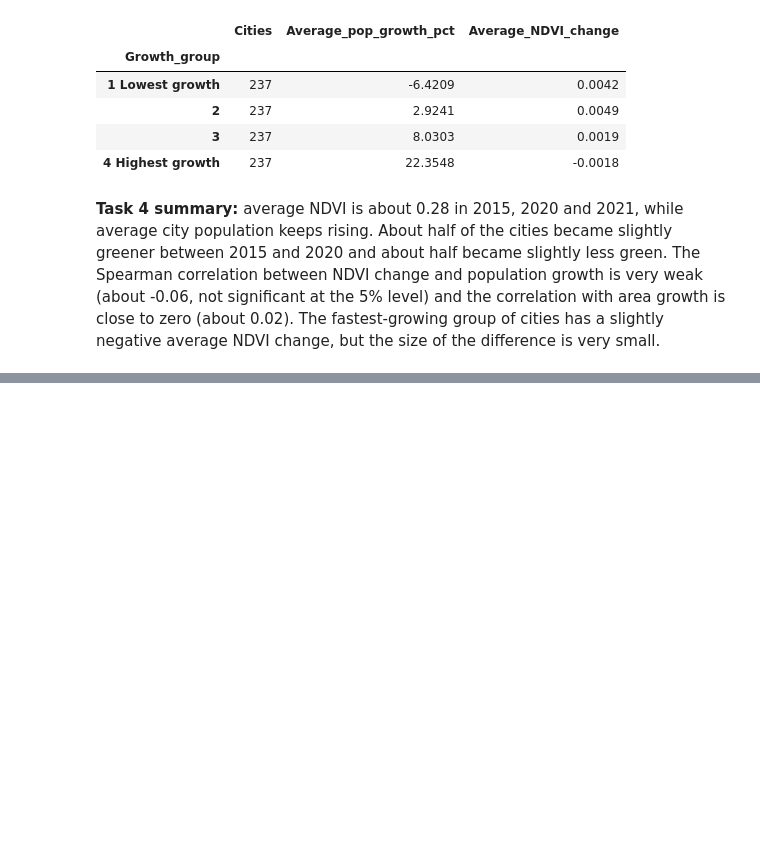
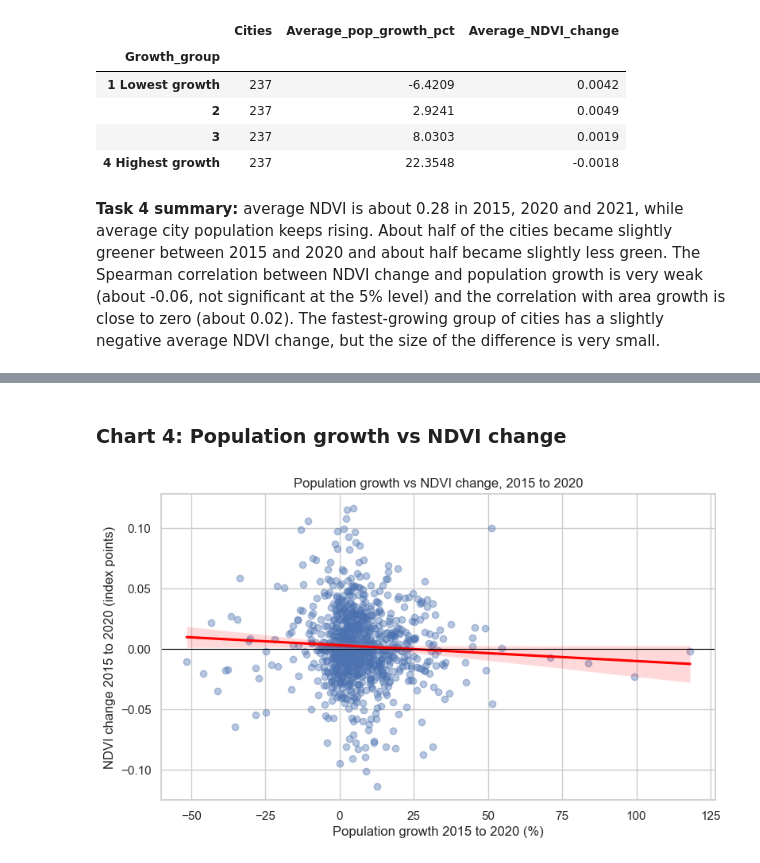
Before and after one commit to prince63aj/Urban_Green_Cover_and_Population_Growth, a Jupyter notebook: Analysis.ipynb, the cells around one changed output, grey strips where cells are left out. Saved outputs shown, nothing was run; the diff lists cells and outputs as text; code cells hidden in the pictures; blank space fills up the shorter version.

```diff
--- a/Analysis.ipynb
+++ b/Analysis.ipynb
@@ -336,0 +392,14 @@ group_table
+# %% [markdown]
+### Chart 4: Population growth vs NDVI change
+# %%
+plt.figure()
+sns.regplot(data=analysis, x="Pop_growth_pct_2015_2020", y="NDVI_change_2015_2020",
+            scatter_kws={"alpha": 0.4}, line_kws={"color": "red"})
+plt.axhline(0, color="black", linewidth=0.8)
+plt.title("Population growth vs NDVI change, 2015 to 2020")
+plt.xlabel("Population growth 2015 to 2020 (%)")
+plt.ylabel("NDVI change 2015 to 2020 (index points)")
+plt.savefig("charts/4_pop_growth_vs_ndvi_change.png", dpi=150, bbox_inches="tight")
+plt.show()
+# %% [output]
+[figure, added]
```
Also changed, not shown: parts of 20 cells of this notebook, 9 other files.
